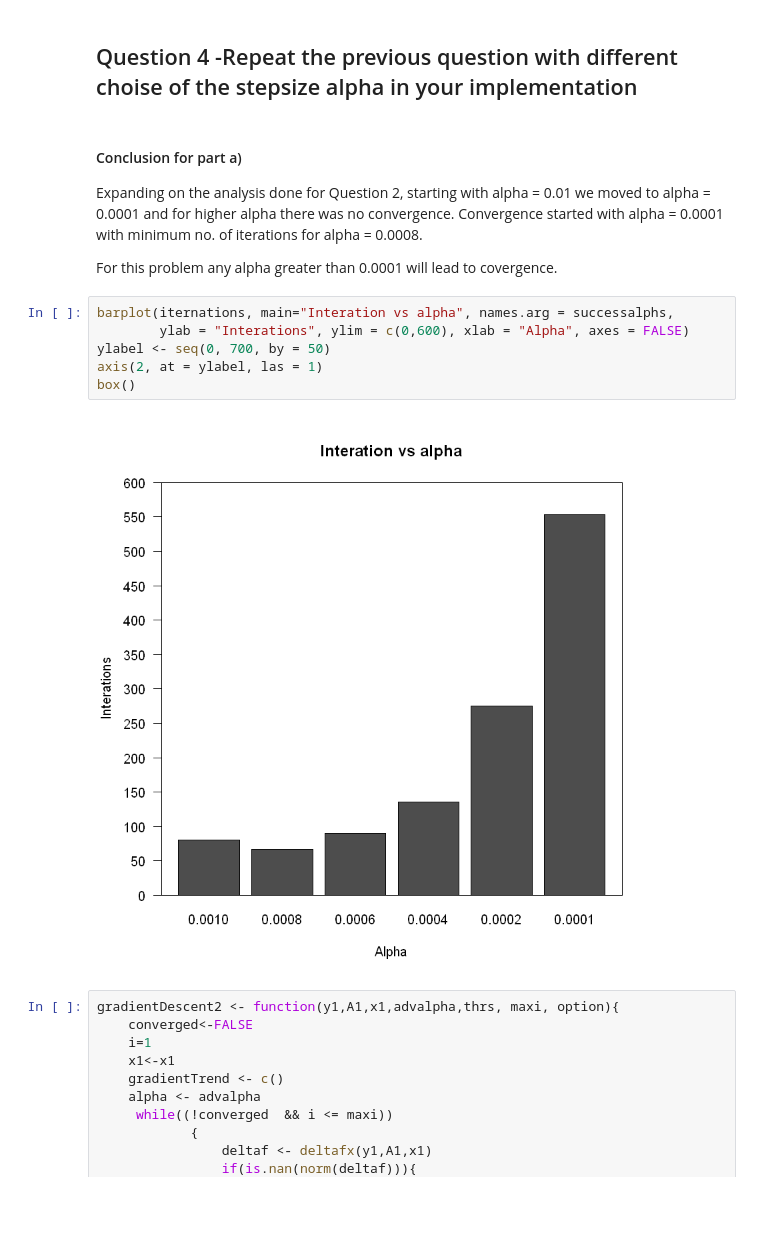
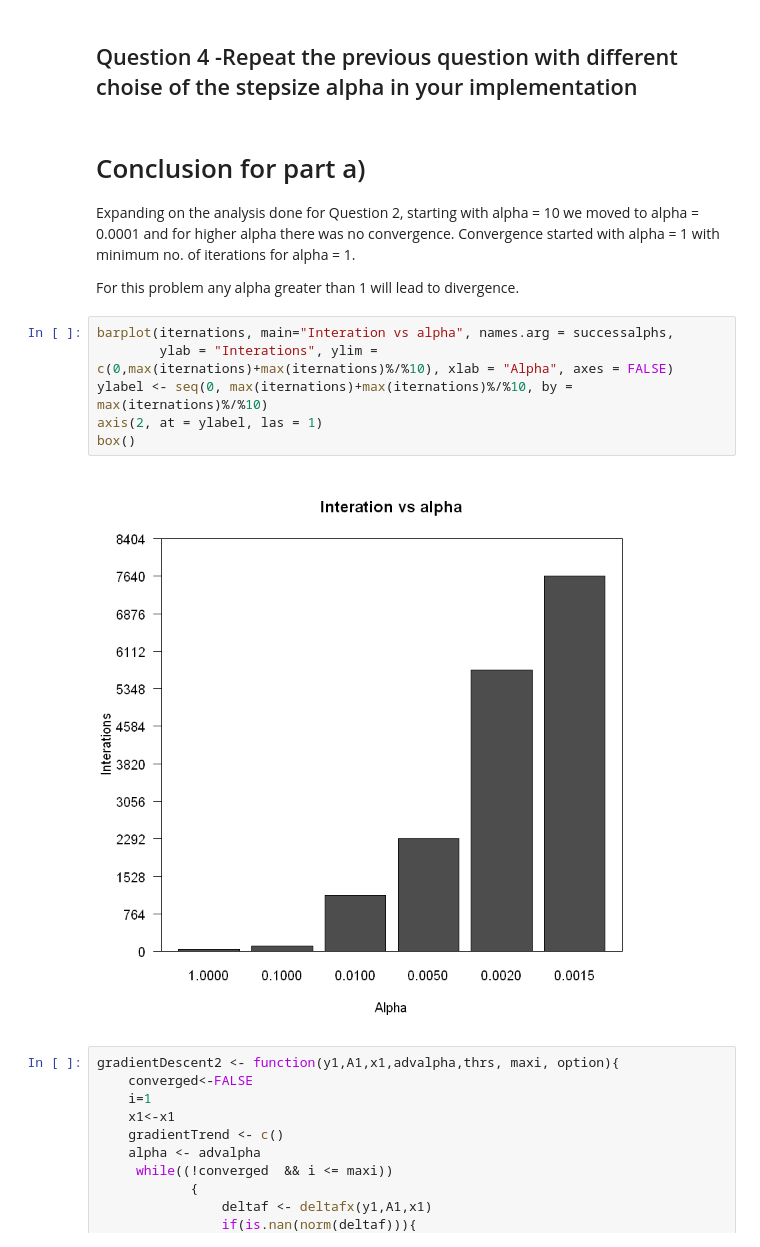
Before and after one commit to jainsanyam786/OptimizationForMachineLearning, a Jupyter notebook: HW1.ipynb, the cells around one changed output. Drawn from its saved outputs; the diff is of its cells as text; blank space fills up the shorter version.

```diff
--- a/HW1.ipynb
+++ b/HW1.ipynb
@@ -328,19 +395,19 @@ Level set is plotted for a range of x2 and x3 with x1 kept at optimum it is obse
 # %% [markdown]
 ## Question 4 -Repeat the previous question with different choise of the stepsize alpha in your implementation
 # %% [markdown]
-#### Conclusion for part a)
+# Conclusion for part a)
 
-Expanding on the analysis done for Question 2, starting with alpha = 0.01 we moved to alpha = 0.0001 and for higher alpha there was no convergence. Convergence started with alpha = 0.0001 with minimum no. of iterations for alpha = 0.0008.
+Expanding on the analysis done for Question 2, starting with alpha = 10  we moved to alpha = 0.0001 and for higher alpha there was no convergence. Convergence started with alpha = 1 with minimum no. of iterations for alpha = 1.
 
-For this problem any alpha greater than 0.0001 will lead to covergence.
+For this problem any alpha greater than 1 will lead to divergence.
 # %%
 barplot(iternations, main="Interation vs alpha", names.arg = successalphs,
-        ylab = "Interations", ylim = c(0,600), xlab = "Alpha", axes = FALSE)
-ylabel <- seq(0, 700, by = 50)
+        ylab = "Interations", ylim = c(0,max(iternations)+max(iternations)%/%10), xlab = "Alpha", axes = FALSE)
+ylabel <- seq(0, max(iternations)+max(iternations)%/%10, by = max(iternations)%/%10)
 axis(2, at = ylabel, las = 1)
 box()
 # %% [output]
-[figure, old version]
+[figure, new version]
 # %%
 gradientDescent2 <- function(y1,A1,x1,advalpha,thrs, maxi, option){
     converged<-FALSE
```
Also changed, not shown: parts of 20 cells of this notebook.
